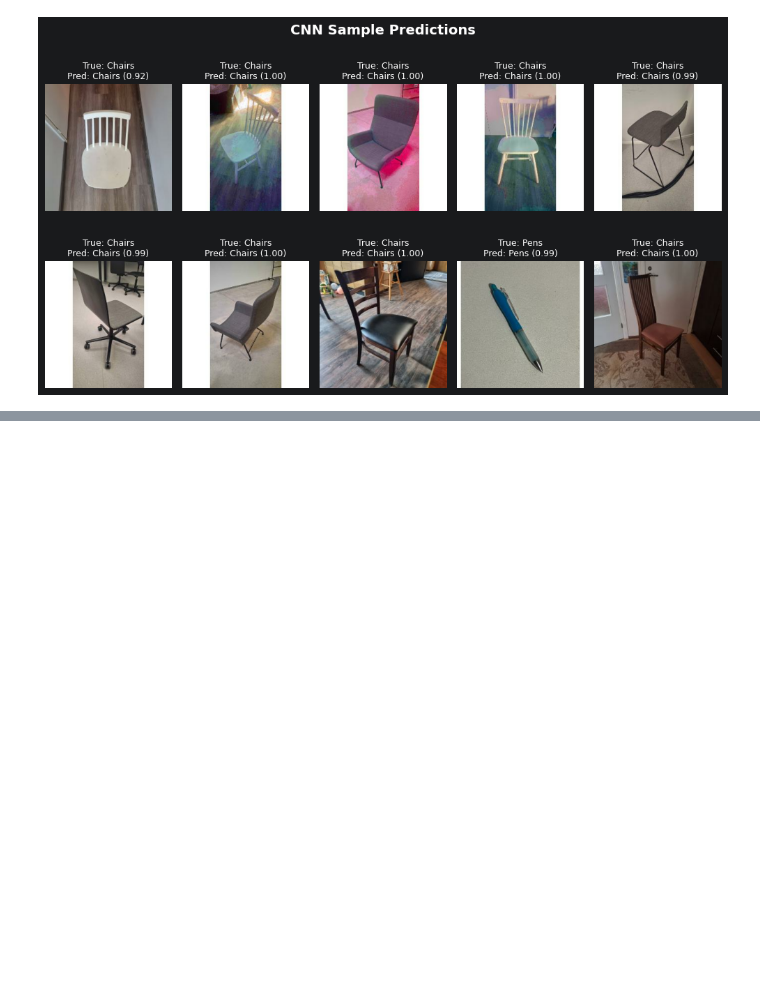
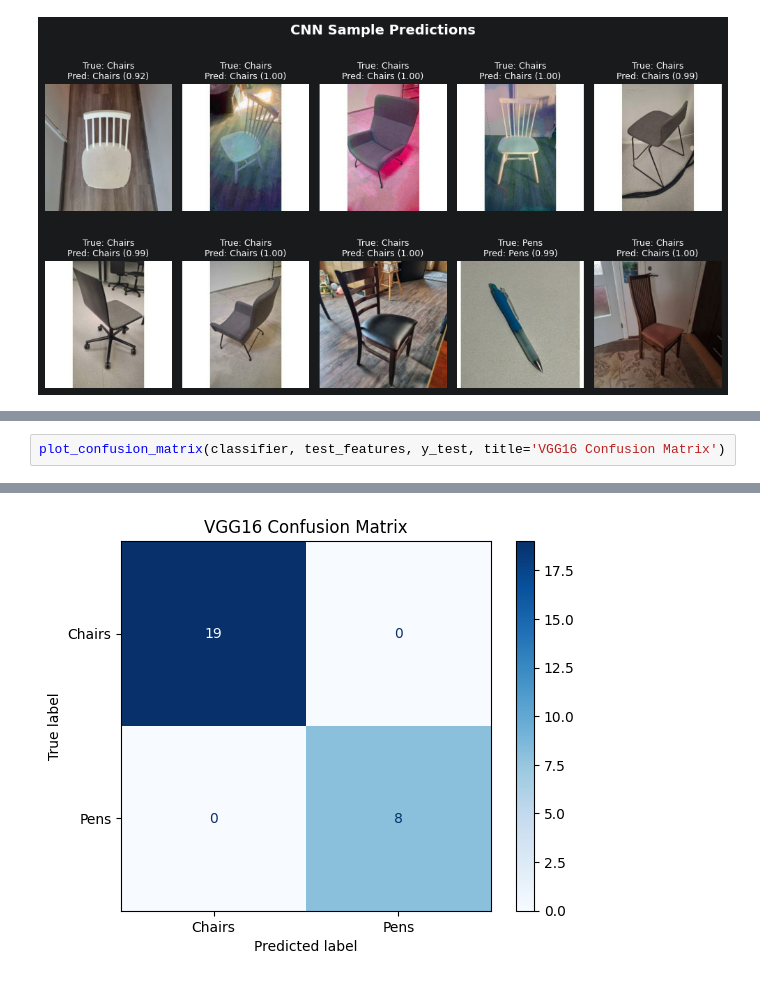
Before and after one commit to janneesa/MetropoliaNeuralNetworkProject, a Jupyter notebook: 2_/CNN_vs_VGG16.ipynb, the cells around one changed output, grey strips where cells are left out. Drawn from its saved outputs; the diff is of its cells as text; blank space fills up the shorter version.

```diff
--- a/2_/CNN_vs_VGG16.ipynb
+++ b/2_/CNN_vs_VGG16.ipynb
@@ -251,0 +323,3 @@ plot_sample_predictions(model_cnn, x_test, x_test, y_test, title='CNN Sample Pre
+# %%
+plot_confusion_matrix(classifier, test_features, y_test, title='VGG16 Confusion Matrix')
+# %% [output]
@@ -251,0 +327 @@ plot_sample_predictions(model_cnn, x_test, x_test, y_test, title='CNN Sample Pre
+[figure, added]
```
Also changed, not shown: parts of 17 cells of this notebook, 1 other file.
